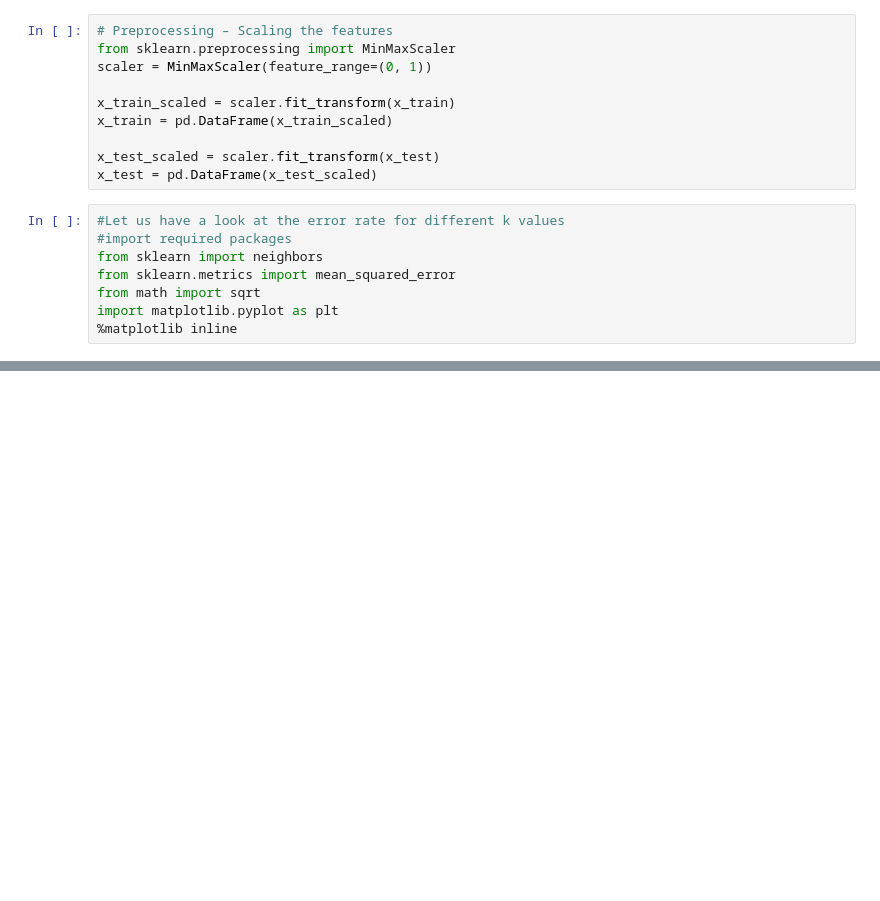
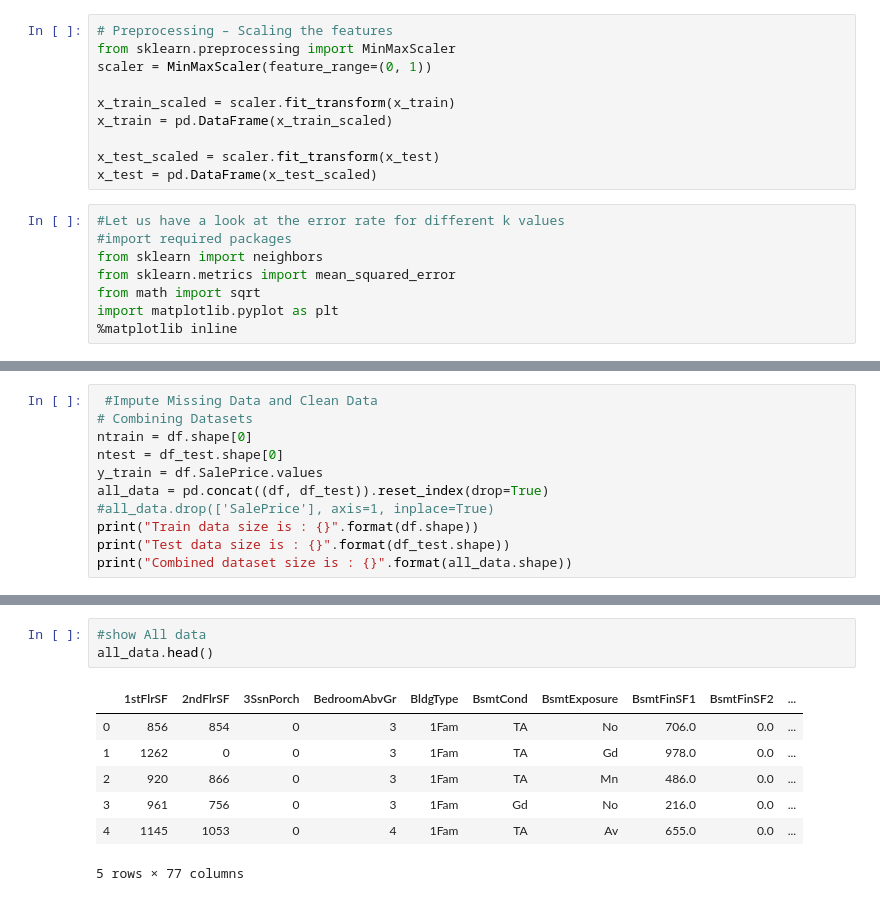
Before and after one commit to DataMining-GPABT/PredictPriceHouse, a Jupyter notebook: SourceCode/12_KNN_Classifier.ipynb, the cells around one changed output, grey strips where cells are left out. Cells and saved outputs as stored; diff of their text form; blank space fills up the shorter version.

```diff
--- a/SourceCode/12_KNN_Classifier.ipynb
+++ b/SourceCode/12_KNN_Classifier.ipynb
@@ -124,0 +190,11 @@ curve.plot()
+# %%
+ #Impute Missing Data and Clean Data
+# Combining Datasets
+ntrain = df.shape[0]
+ntest = df_test.shape[0]
+y_train = df.SalePrice.values
+all_data = pd.concat((df, df_test)).reset_index(drop=True)
+#all_data.drop(['SalePrice'], axis=1, inplace=True)
+print("Train data size is : {}".format(df.shape))
+print("Test data size is : {}".format(df_test.shape))
+print("Combined dataset size is : {}".format(all_data.shape))
@@ -124,0 +210,11 @@ curve.plot()
+# %%
+#show All data
+all_data.head()
+# %% [output]
+|  | 1stFlrSF | 2ndFlrSF | 3SsnPorch | BedroomAbvGr | BldgType | BsmtCond | BsmtExposure | BsmtFinSF1 | BsmtFinSF2 | ... |
+| 0 | 856 | 854 | 0 | 3 | 1Fam | TA | No | 706.0 | 0.0 | ... |
+| 1 | 1262 | 0 | 0 | 3 | 1Fam | TA | Gd | 978.0 | 0.0 | ... |
+| 2 | 920 | 866 | 0 | 3 | 1Fam | TA | Mn | 486.0 | 0.0 | ... |
+| 3 | 961 | 756 | 0 | 3 | 1Fam | Gd | No | 216.0 | 0.0 | ... |
+| 4 | 1145 | 1053 | 0 | 4 | 1Fam | TA | Av | 655.0 | 0.0 | ... |
+5 rows × 77 columns
```
Also changed, not shown: parts of 16 cells of this notebook.
